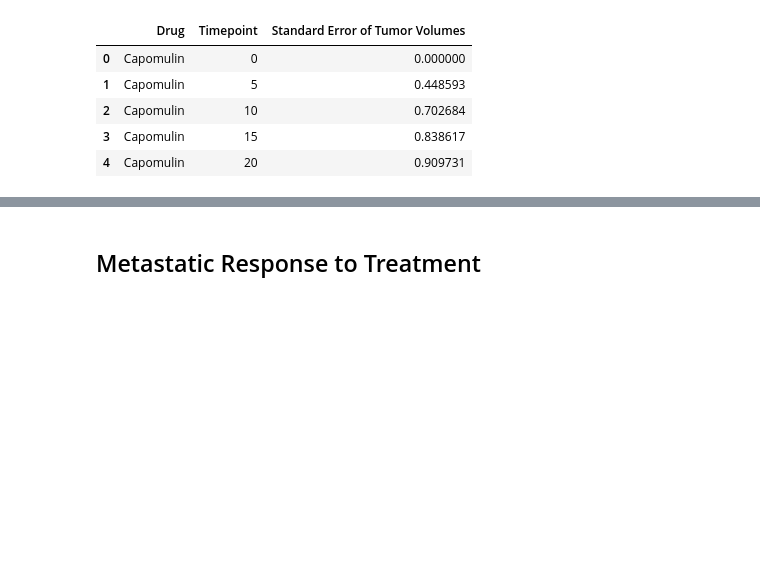
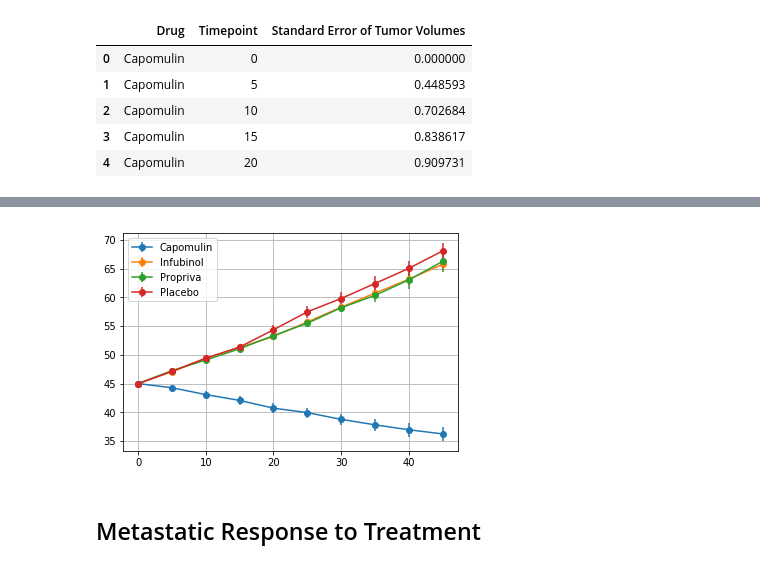
Before and after one commit to jamiediaz/HW05_Matplotlib, a Jupyter notebook: Pymaceuticals/pymaceuticals_starter.ipynb, the cells around one changed output, grey strips where cells are left out. Cells and saved outputs as stored; diff of their text form; code cells hidden in the pictures; blank space fills up the shorter version.

Commit message:
got the menu to work!  and it plots the SEM. But I'm tired and I want to go to bed.

```diff
--- a/Pymaceuticals/pymaceuticals_starter.ipynb
+++ b/Pymaceuticals/pymaceuticals_starter.ipynb
@@ -135,0 +124,8 @@ plt.grid()
+# %%
+print("You're going to pick 3 drugs and it will be compared to Placebo")
+print("1 - Capomulin\n2 - Ceftamin\n3 - Infubinol\n4 - Ketapril\n5 - Naftisol\n6 - Propriva\n7 - Ramicane\n8 - Stelasyn\n9 - Zoniferol\n")
+print("Pick 3 numbers that corresponds to the drug for graphing.")
+
+drug1 = menu()
+drug2 = menu()
+drug3 = menu()
@@ -136,2 +151,32 @@ plt.grid()
+# %%
+#extract 3 drugs and the placebo
+pivot_avg_sm = pivot_avg[[drug1,drug2,drug3,"Placebo"]]
+pivot_sem_sm = pivot_sem[[drug1,drug2,drug3,"Placebo"]]
+# %%
+x = [0,5,10,15,20,25,30,35,40,45]
+
+y1 = pivot_avg_sm[drug1]
+err1 = pivot_sem_sm[drug1]
+plt.errorbar(x,y1, err1, marker ='o')
+
+y2 = pivot_avg_sm[drug2]
+err2 = pivot_sem_sm[drug2]
+plt.errorbar(x,y2, err2, marker ='o')
+
+y3 = pivot_avg_sm[drug3]
+err3 = pivot_sem_sm[drug3]
+plt.errorbar(x,y3, err3, marker ='o')
+
+y4 = pivot_avg_sm["Placebo"]
+err4 = pivot_sem_sm["Placebo"]
+plt.errorbar(x,y4, err4, marker ='o')
+
+
+plt.legend(loc="best")
+
+
+plt.grid()
+# %% [output]
+[figure, added]
 # %%
 # Show the Figure
```
Also changed, not shown: parts of 7 cells of this notebook.
